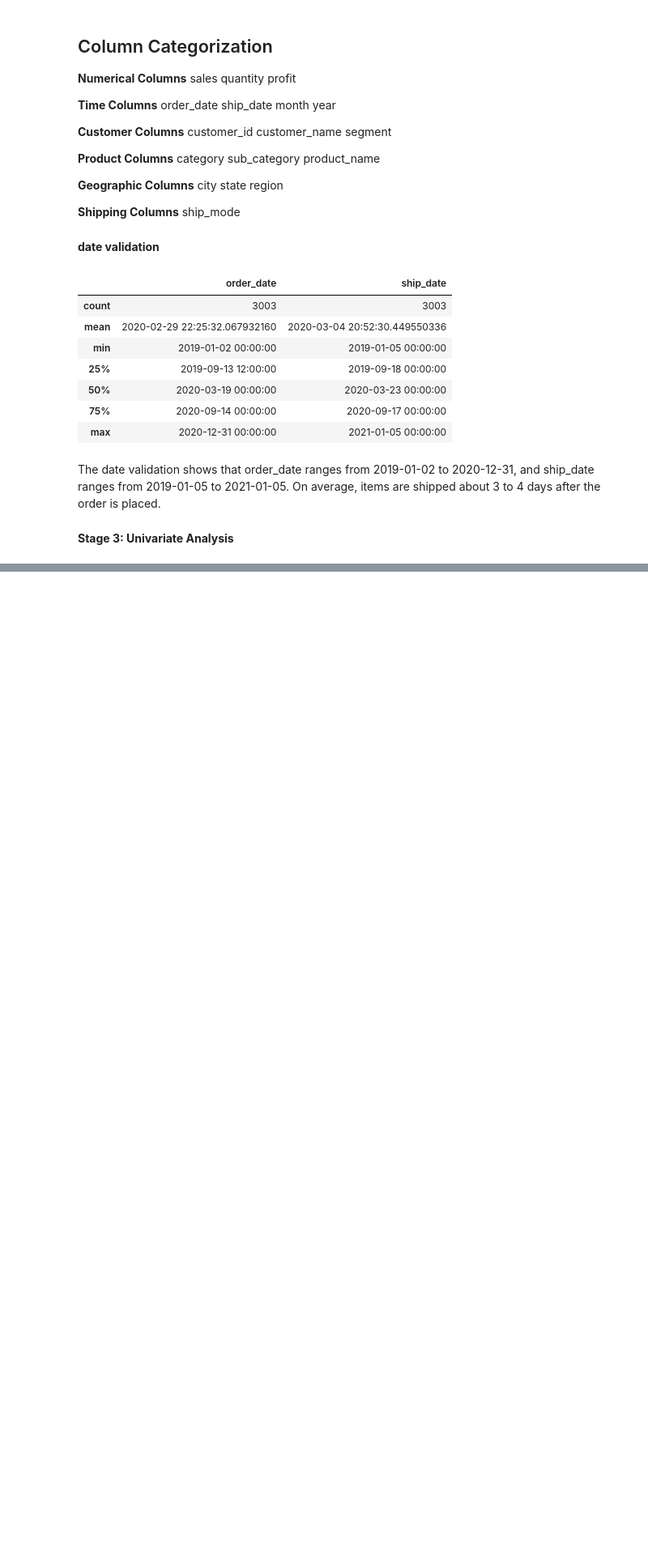
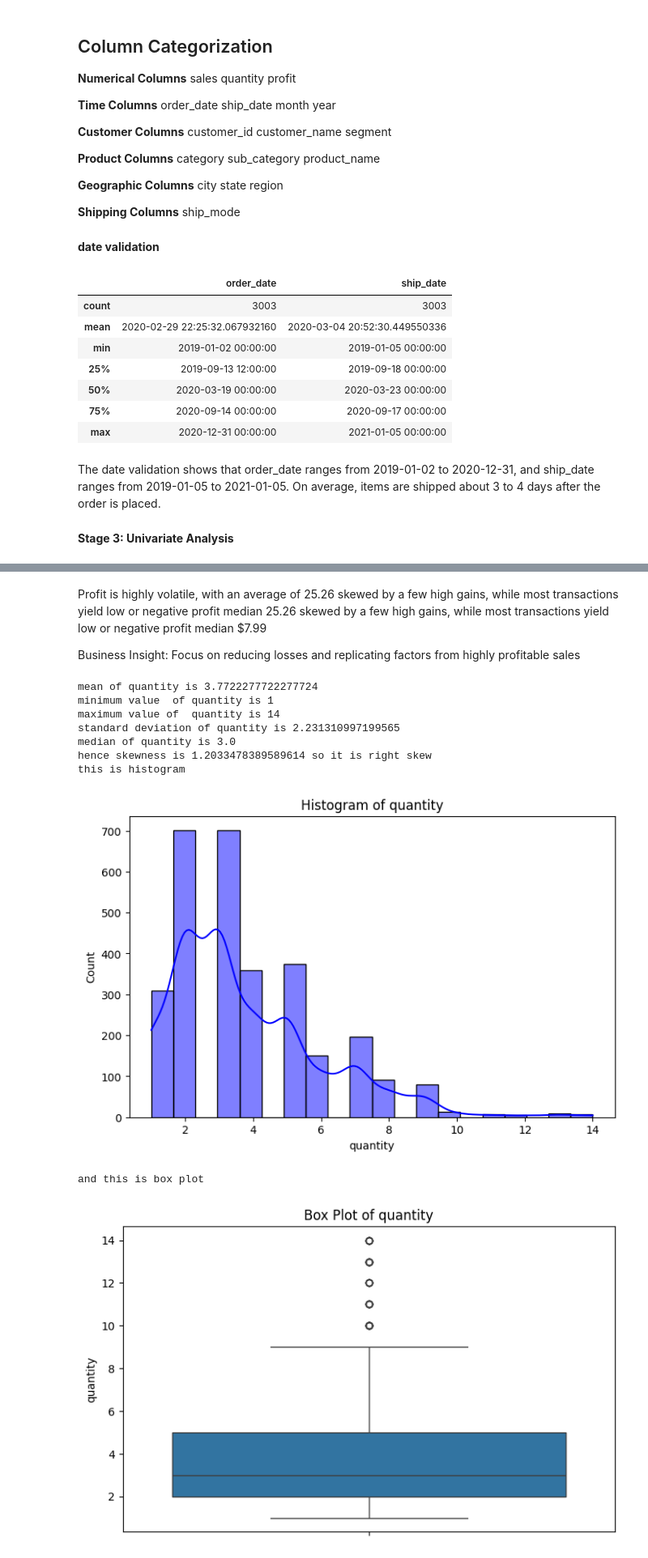
Before and after one commit to anish00ti/EDA-on-sales, a Jupyter notebook: Predictive_Ecommerce_Analytics.ipynb, the cells around one changed output, grey strips where cells are left out. Shown at 81% size. Drawn from its saved outputs; the diff is of its cells as text; code cells hidden in the pictures; blank space fills up the shorter version.

```diff
--- a/Predictive_Ecommerce_Analytics.ipynb
+++ b/Predictive_Ecommerce_Analytics.ipynb
@@ -297,0 +348,18 @@ The date validation shows that order_date ranges from 2019-01-02 to 2020-12-31,
+# %% [markdown]
+Profit is highly volatile, with an average of 25.26 skewed by a few high gains, while most transactions yield low or negative profit
+median  25.26 skewed by a few high gains, while most transactions yield low or negative profit median $7.99
+
+Business Insight: Focus on reducing losses and replicating factors from highly profitable sales
+# %%
+do_univariate_analysis_for_numerical(df['quantity'])
+# %% [output]
+mean of quantity is 3.7722277722277724
+minimum value  of quantity is 1
+maximum value of  quantity is 14
+standard deviation of quantity is 2.231310997199565
+median of quantity is 3.0
+hence skewness is 1.2033478389589614 so it is right skew
+this is histogram
+[figure, added]
+and this is box plot
+[figure, added]
```
Also changed, not shown: parts of 33 cells of this notebook.
